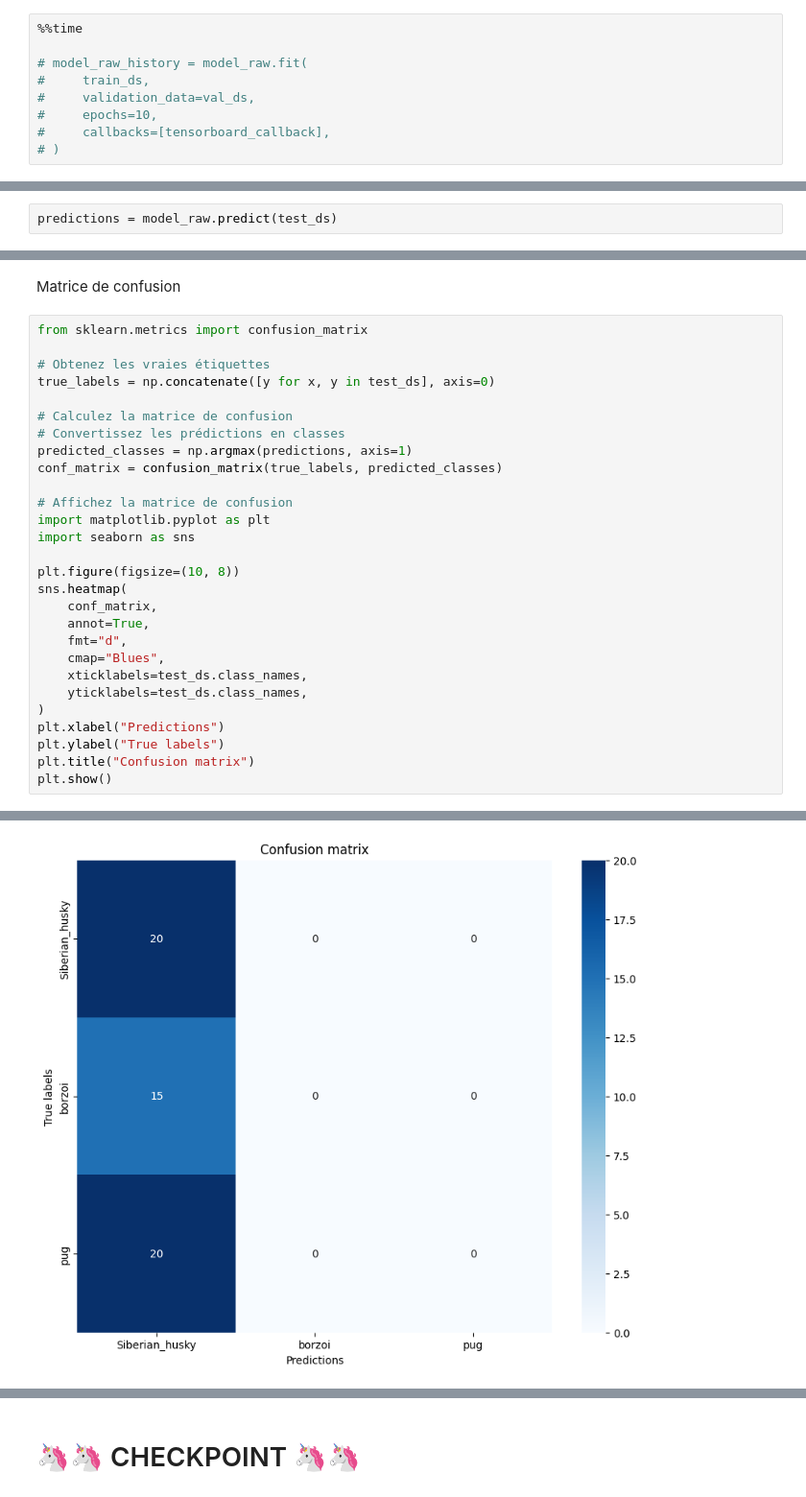
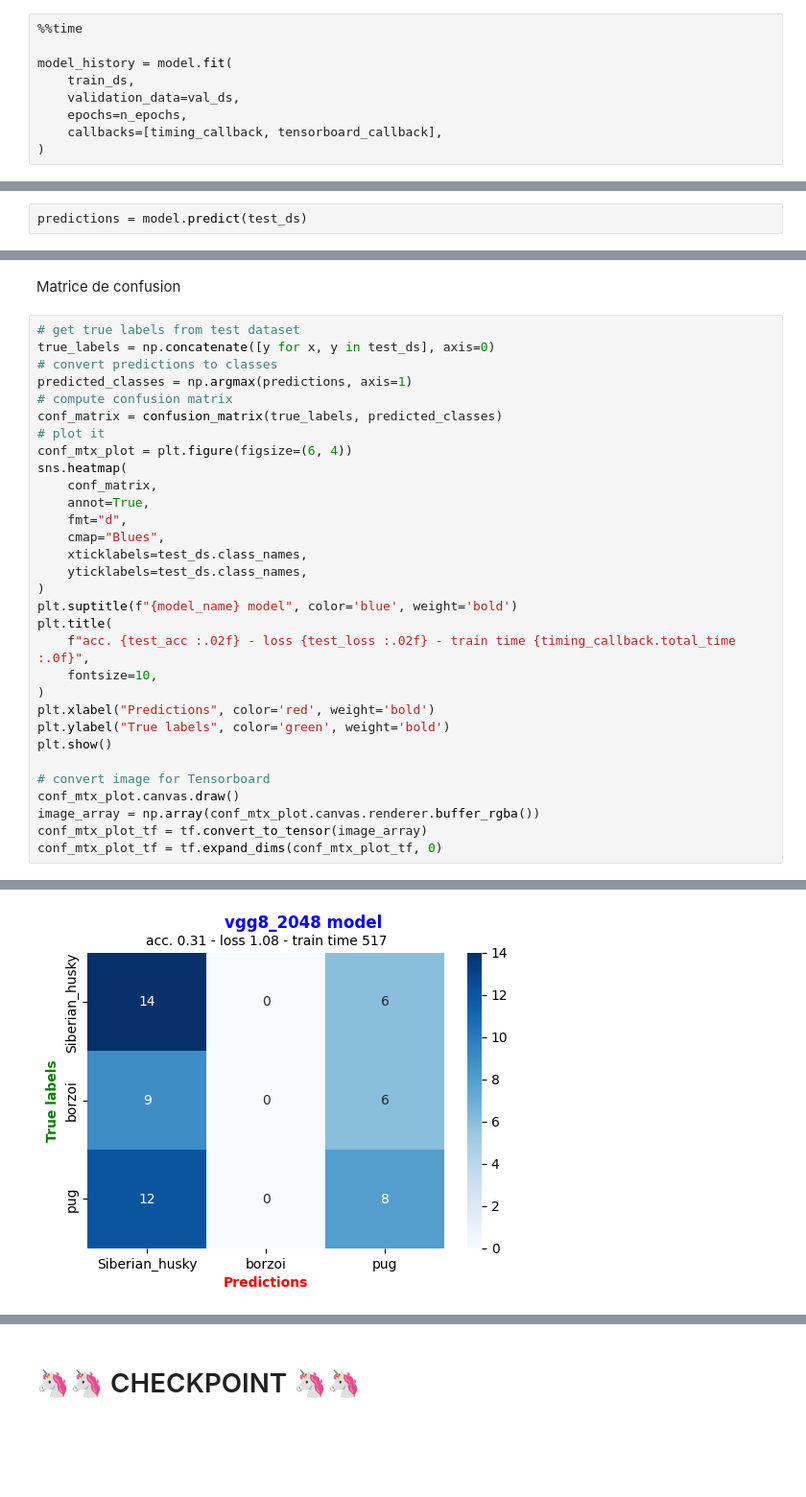
Before and after one commit to sycod/API-CViz_classif-EfficientNetB0, a Jupyter notebook: 2_personal_cnn.ipynb, the cells around one changed output, grey strips where cells are left out. Shown at 96% size. Drawn from its saved outputs; the diff is of its cells as text; blank space fills up the shorter version.

Commit message:
tensorboard ok

```diff
--- a/2_personal_cnn.ipynb
+++ b/2_personal_cnn.ipynb
@@ -345,11 +417,11 @@ NameError: name 'stop' is not defined
 # %%
 %%time
 
-# model_raw_history = model_raw.fit(
-#     train_ds,
-#     validation_data=val_ds,
-#     epochs=10,
-#     callbacks=[tensorboard_callback],
-# )
+model_history = model.fit(
+    train_ds,
+    validation_data=val_ds,
+    epochs=n_epochs,
+    callbacks=[timing_callback, tensorboard_callback],
+)
 # %% [output]
 Epoch 1/10
@@ -378,5 +452,5 @@ loss, accuracy = model_raw.evaluate(test_ds)
 # %% [markdown]
 Prédictions sur le jeu de données de test
 # %%
-predictions = model_raw.predict(test_ds)
+predictions = model.predict(test_ds)
 # %% [output]
@@ -384,21 +458,14 @@ predictions = model_raw.predict(test_ds)
 # %% [markdown]
 Matrice de confusion
 # %%
-from sklearn.metrics import confusion_matrix
-
-# Obtenez les vraies étiquettes
+# get true labels from test dataset
 true_labels = np.concatenate([y for x, y in test_ds], axis=0)
-
-# Calculez la matrice de confusion
-# Convertissez les prédictions en classes
+# convert predictions to classes
 predicted_classes = np.argmax(predictions, axis=1)
+# compute confusion matrix
 conf_matrix = confusion_matrix(true_labels, predicted_classes)
-
-# Affichez la matrice de confusion
-import matplotlib.pyplot as plt
-import seaborn as sns
-
-plt.figure(figsize=(10, 8))
+# plot it
+conf_mtx_plot = plt.figure(figsize=(6, 4))
 sns.heatmap(
     conf_matrix,
     annot=True,
@@ -407,8 +474,18 @@ sns.heatmap(
     xticklabels=test_ds.class_names,
     yticklabels=test_ds.class_names,
 )
-plt.xlabel("Predictions")
-plt.ylabel("True labels")
-plt.title("Confusion matrix")
+plt.suptitle(f"{model_name} model", color='blue', weight='bold')
+plt.title(
+    f"acc. {test_acc :.02f} - loss {test_loss :.02f} - train time {timing_callback.total_time :.0f}",
+    fontsize=10,
+)
+plt.xlabel("Predictions", color='red', weight='bold')
+plt.ylabel("True labels", color='green', weight='bold')
 plt.show()
+
+# convert image for Tensorboard
+conf_mtx_plot.canvas.draw()
+image_array = np.array(conf_mtx_plot.canvas.renderer.buffer_rgba())
+conf_mtx_plot_tf = tf.convert_to_tensor(image_array)
+conf_mtx_plot_tf = tf.expand_dims(conf_mtx_plot_tf, 0)
 # %% [output]
@@ -416 +493 @@ plt.show()
-[figure, old version]
+[figure, new version]
```
Also changed, not shown: parts of 34 cells of this notebook.
